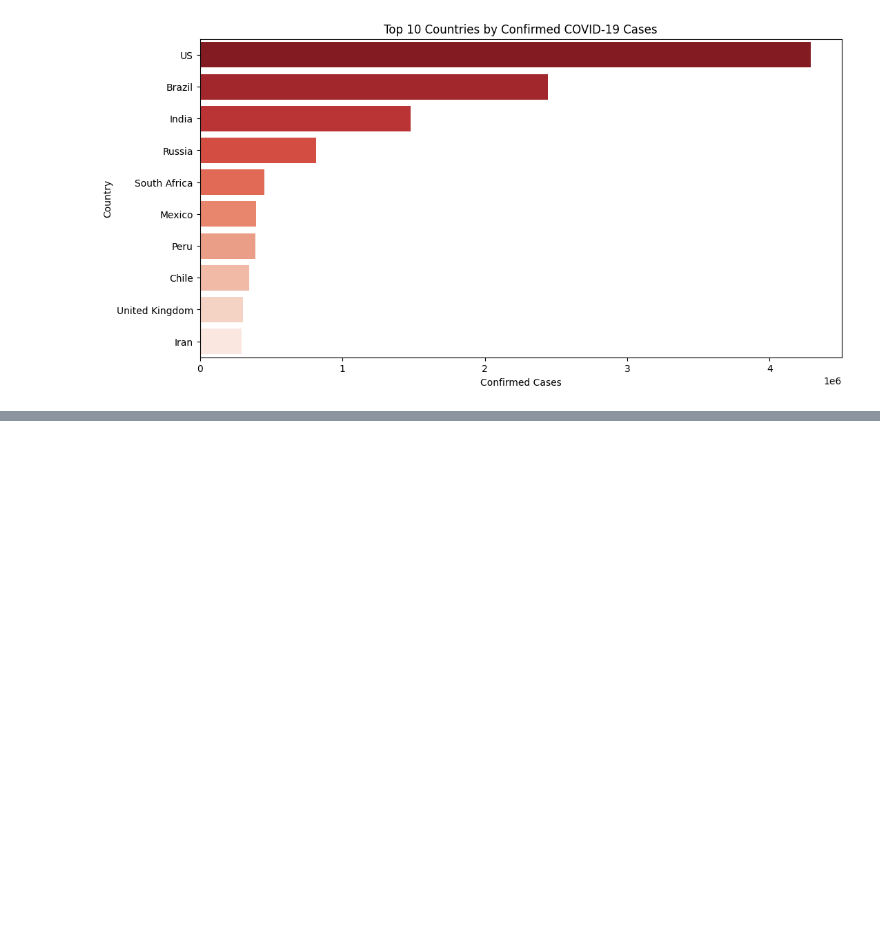
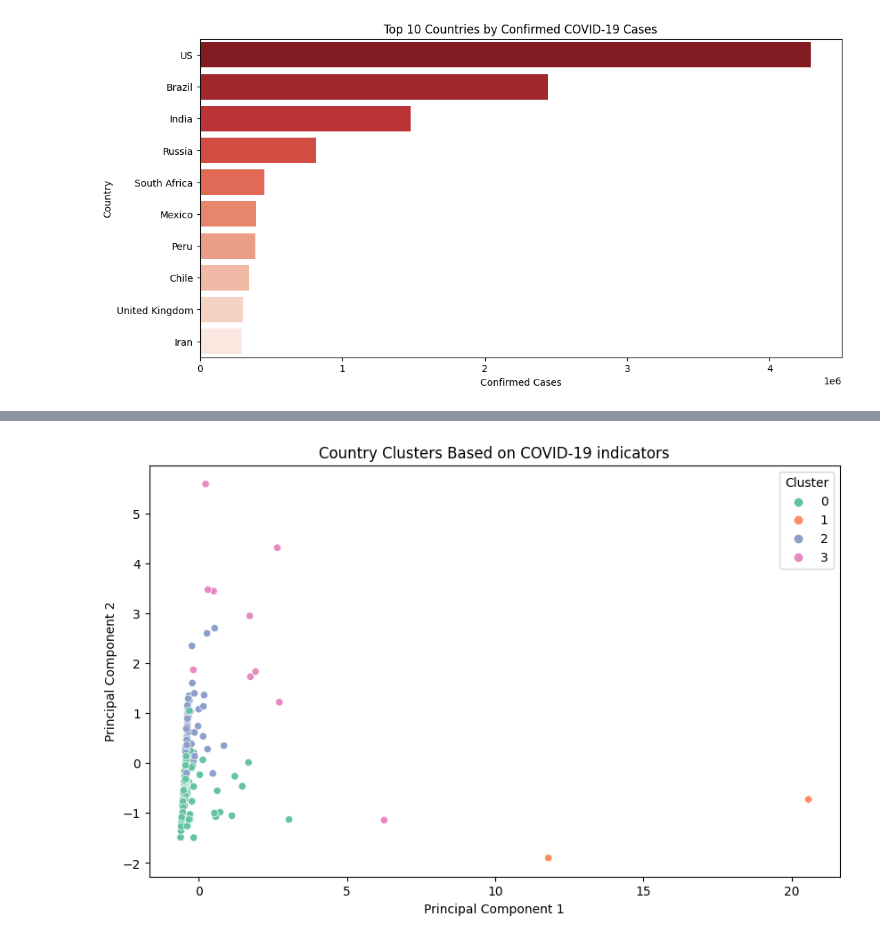
Before and after one commit to SergioUNAM/Advanced-Analysis-of-the-COVID-19, a Jupyter notebook: advanced-analysis-of-the-country-wise-latest-csv.ipynb, the cells around one changed output, grey strips where cells are left out. Saved outputs shown, nothing was run; the diff lists cells and outputs as text; code cells hidden in the pictures; blank space fills up the shorter version.

```diff
--- a/advanced-analysis-of-the-country-wise-latest-csv.ipynb
+++ b/advanced-analysis-of-the-country-wise-latest-csv.ipynb
@@ -195,0 +298,4 @@ plt.show()
+# %%
+# We assume k = 4 based on the elbow curve
+kmeans = KMeans(n_clusters=4, random_state=42)
+df['Cluster'] = kmeans.fit_predict(scaled_features)
@@ -195,0 +309,15 @@ plt.show()
+# %%
+pca = PCA(n_components=2)
+principal_components = pca.fit_transform(scaled_features)
+df['PC1'] = principal_components[:, 0]
+df['PC2'] = principal_components[:, 1]
+
+plt.figure(figsize=(10,6))
+sns.scatterplot(x='PC1', y='PC2', hue='Cluster', data=df, palette='Set2')
+plt.title('Country Clusters Based on COVID-19 indicators')
+plt.xlabel('Principal Component 1')
+plt.ylabel('Principal Component 2')
+plt.legend(title='Cluster')
+plt.show()
+# %% [output]
+[figure, added]
```
Also changed, not shown: parts of 18 cells of this notebook.
